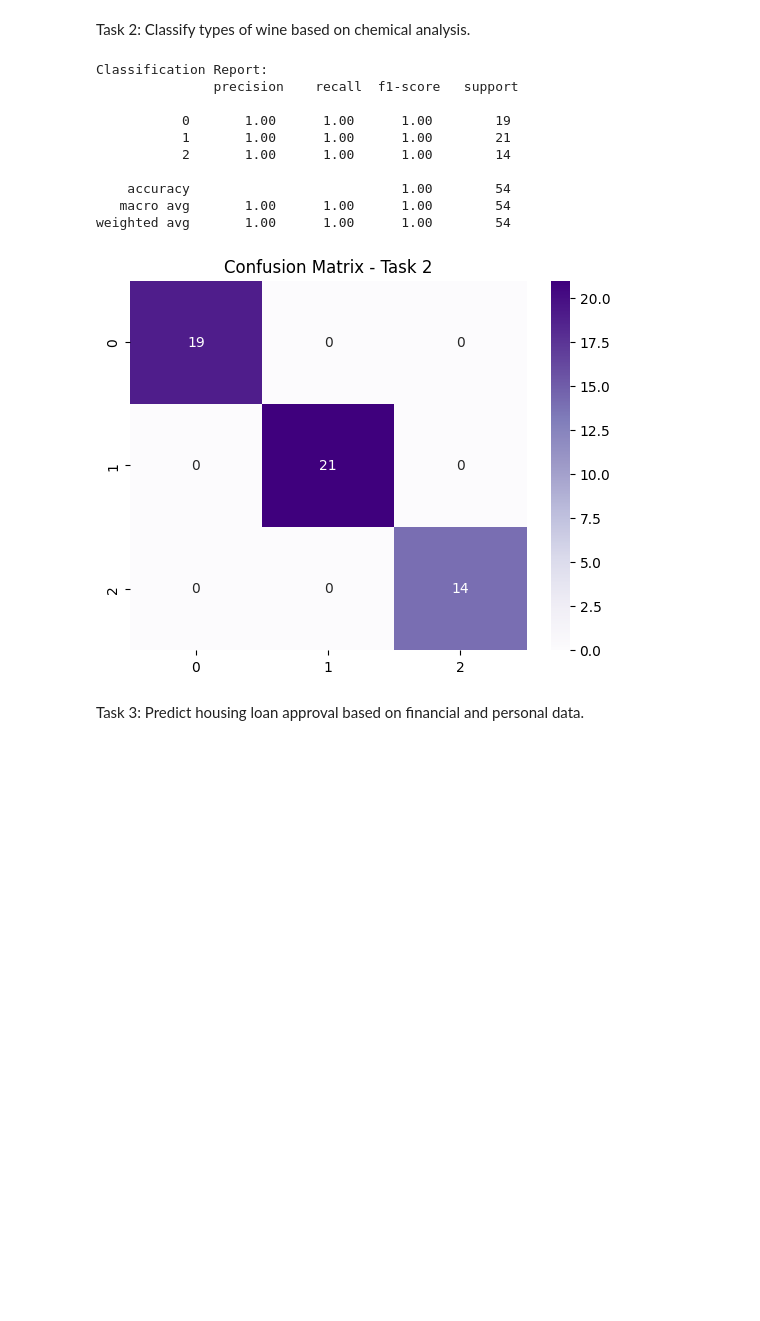
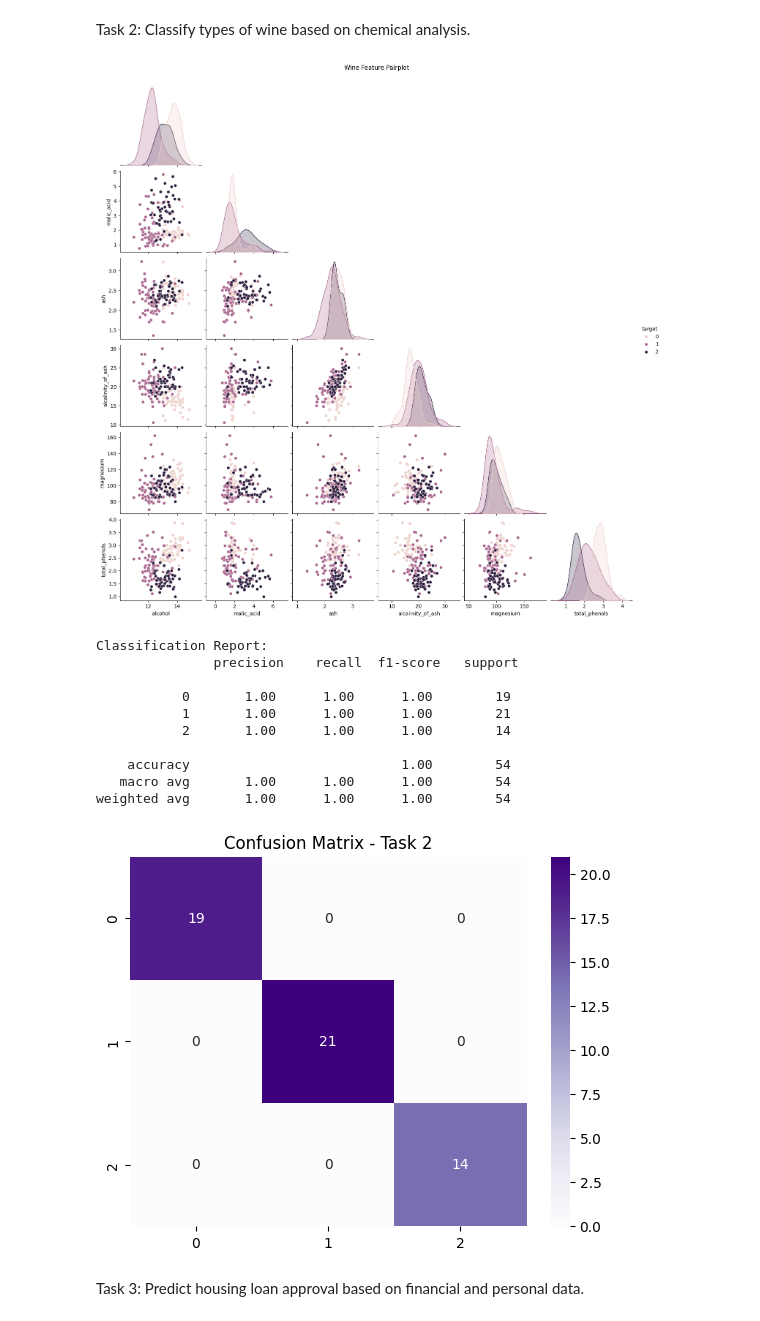
Before and after one commit to ananya20037/AI---ML, a Jupyter notebook: src/Module 5/Introduction to Classification Algorithms/Qn5.ipynb, the cells around one changed output. Cells and saved outputs as stored; diff of their text form; code cells hidden in the pictures; blank space fills up the shorter version.

```diff
--- a/src/Module 5/Introduction to Classification Algorithms/Qn5.ipynb
+++ b/src/Module 5/Introduction to Classification Algorithms/Qn5.ipynb
@@ -76,40 +78,51 @@ weighted avg       1.00      1.00      1.00         3
 Task 2: Classify types of wine based on chemical analysis.
 # %%
 from sklearn.datasets import load_wine
+from sklearn.model_selection import train_test_split
 from sklearn.ensemble import RandomForestClassifier
-from sklearn.model_selection import train_test_split
 from sklearn.preprocessing import StandardScaler
 from sklearn.metrics import classification_report, confusion_matrix
 import seaborn as sns
 import matplotlib.pyplot as plt
+import pandas as pd
 
 # Task 2: Wine Classification
 try:
     wine = load_wine()
     X = wine.data
     y = wine.target
 
     if X.size == 0 or y.size == 0:
-        raise ValueError("Task 2 data is empty")
+        raise ValueError("Empty data in features or target.")
+    if X.shape[0] != len(y):
+        raise ValueError("Mismatched number of samples in X and y.")
+
+    # EDA: Pairplot
+    df = pd.DataFrame(X, columns=wine.feature_names)
+    df['target'] = y
+    sns.pairplot(df.iloc[:, :6].join(df['target']), hue='target', corner=True)
+    plt.suptitle("Wine Feature Pairplot", y=1.02)
+    plt.show()
 
     scaler = StandardScaler()
     X_scaled = scaler.fit_transform(X)
 
     X_train, X_test, y_train, y_test = train_test_split(X_scaled, y, test_size=0.3, random_state=42)
 
     model = RandomForestClassifier(random_state=42)
     model.fit(X_train, y_train)
     y_pred = model.predict(X_test)
 
     print("Classification Report:\n", classification_report(y_test, y_pred))
 
     sns.heatmap(confusion_matrix(y_test, y_pred), annot=True, cmap='Purples')
     plt.title("Confusion Matrix - Task 2")
     plt.show()
 
 except Exception as e:
     print("Task 2 Error:", e)
 # %% [output]
+[figure, new version]
 Classification Report:
                precision    recall  f1-score   support
 
@@ -120,7 +133,7 @@ Classification Report:
     accuracy                           1.00        54
    macro avg       1.00      1.00      1.00        54
 weighted avg       1.00      1.00      1.00        54
-[figure, old version]
+[figure, added]
 # %% [markdown]
 Task 3: Predict housing loan approval based on financial and personal data.
 # %%
```
Also changed, not shown: parts of 2 cells of this notebook.
